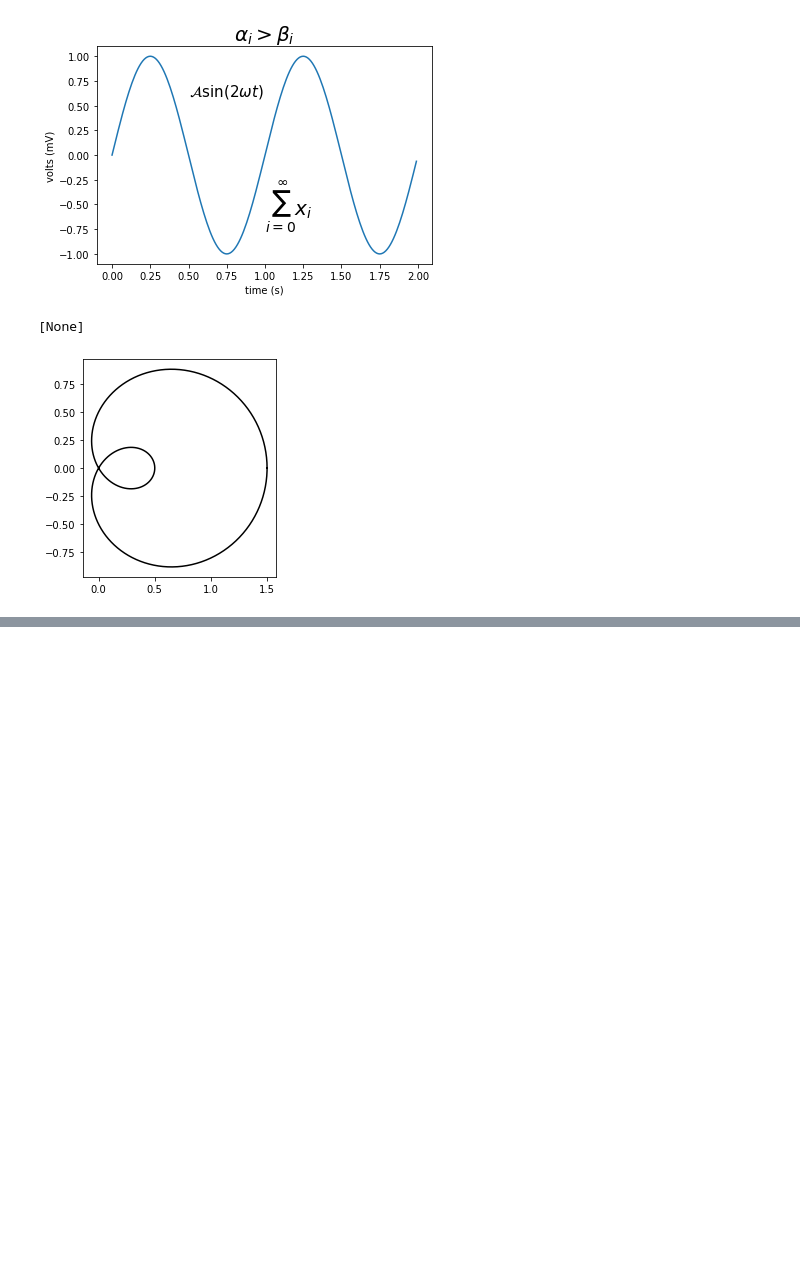
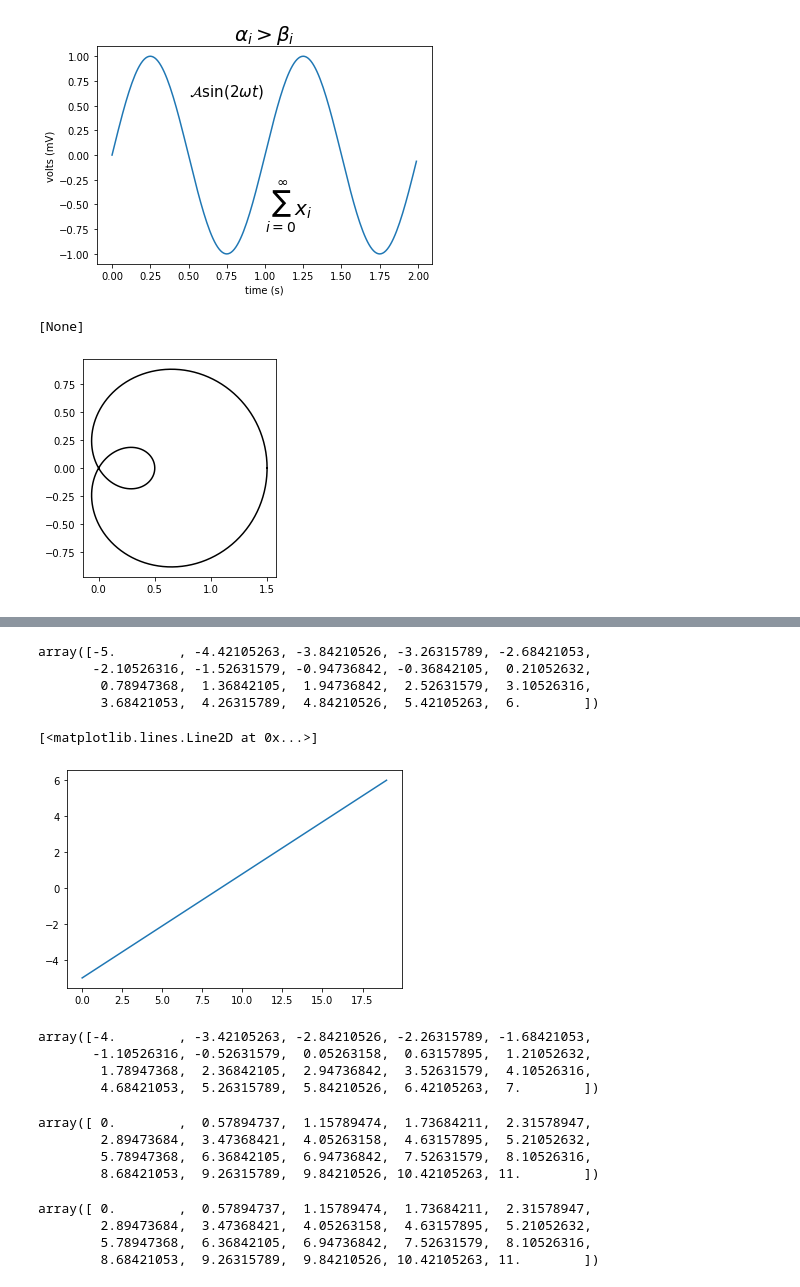
Before and after one commit to judesaincyr/Probability_Statistics-fall, a Jupyter notebook: saincyr_lab_1.ipynb, the cells around one changed output, grey strips where cells are left out. Cells and saved outputs as stored; diff of their text form; code cells hidden in the pictures; blank space fills up the shorter version.

```diff
--- a/saincyr_lab_1.ipynb
+++ b/saincyr_lab_1.ipynb
@@ -450,0 +489,28 @@ ax.set(aspect=1)
+# %%
+x = np.linspace(-5,6,20)
+# %%
+x
+# %% [output]
+array([-5.        , -4.42105263, -3.84210526, -3.26315789, -2.68421053,
+       -2.10526316, -1.52631579, -0.94736842, -0.36842105,  0.21052632,
+        0.78947368,  1.36842105,  1.94736842,  2.52631579,  3.10526316,
+        3.68421053,  4.26315789,  4.84210526,  5.42105263,  6.        ])
+# %%
+plt.plot(x)
+# %% [output]
+[<matplotlib.lines.Line2D at 0x...>]
+[figure, added]
+# %%
+x+1
+# %% [output]
+array([-4.        , -3.42105263, -2.84210526, -2.26315789, -1.68421053,
+       -1.10526316, -0.52631579,  0.05263158,  0.63157895,  1.21052632,
+        1.78947368,  2.36842105,  2.94736842,  3.52631579,  4.10526316,
+        4.68421053,  5.26315789,  5.84210526,  6.42105263,  7.        ])
+# %%
+x+5
+# %% [output]
+array([ 0.        ,  0.57894737,  1.15789474,  1.73684211,  2.31578947,
+        2.89473684,  3.47368421,  4.05263158,  4.63157895,  5.21052632,
+        5.78947368,  6.36842105,  6.94736842,  7.52631579,  8.10526316,
+        8.68421053,  9.26315789,  9.84210526, 10.42105263, 11.        ])
@@ -450,0 +519,7 @@ ax.set(aspect=1)
+# %%
+y
+# %% [output]
+array([ 0.        ,  0.57894737,  1.15789474,  1.73684211,  2.31578947,
+        2.89473684,  3.47368421,  4.05263158,  4.63157895,  5.21052632,
+        5.78947368,  6.36842105,  6.94736842,  7.52631579,  8.10526316,
+        8.68421053,  9.26315789,  9.84210526, 10.42105263, 11.        ])
```
Also changed, not shown: parts of 58 cells of this notebook.
